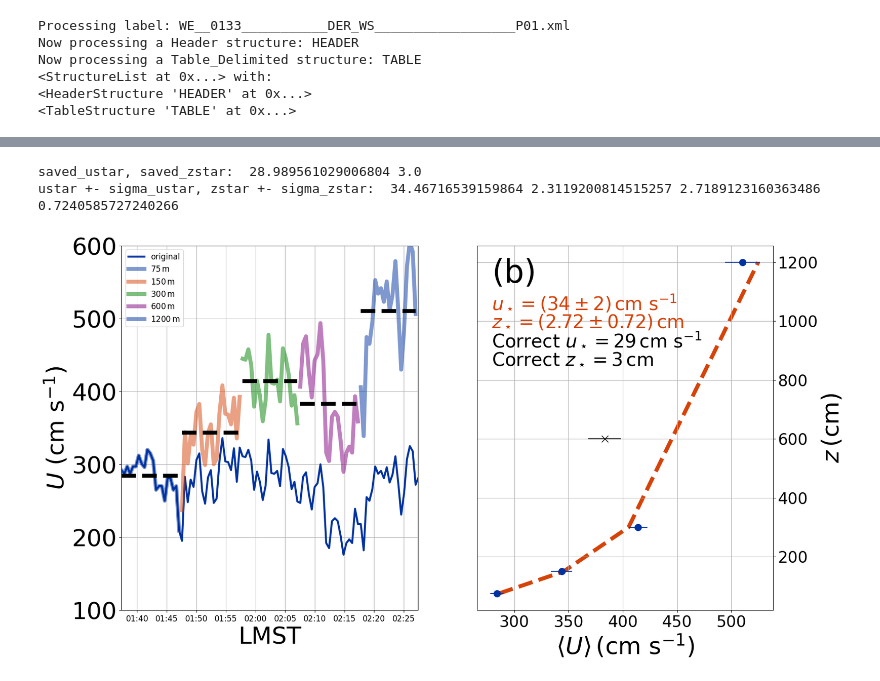
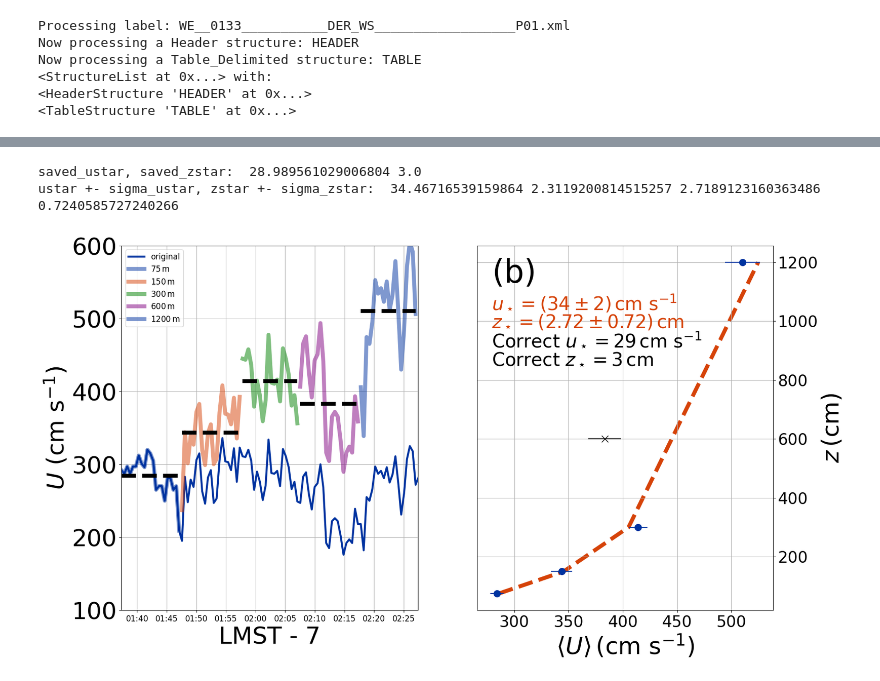
Before and after one commit to BoiseStatePlanetary/Measuring_Wind_with_Ingenuity, a Jupyter notebook: code/Synthetic_Mars_Wind_Profile.ipynb, the cells around one changed output, grey strips where cells are left out. Drawn from its saved outputs; the diff is of its cells as text; code cells hidden in the pictures.

```diff
--- a/code/Synthetic_Mars_Wind_Profile.ipynb
+++ b/code/Synthetic_Mars_Wind_Profile.ipynb
@@ -206,7 +206,7 @@ ax1.xaxis.set_major_formatter(xfmt)
 ax1.grid(True)
 ax1.tick_params(axis="x", labelsize=12)
 ax1.tick_params(axis="y", labelsize=36)
-ax1.set_xlabel("LMST", fontsize=36)
+ax1.set_xlabel("LMST - 7", fontsize=36)
 ax1.set_ylabel(r'$U\ \left( {\rm cm\ s^{-1}} \right)$', fontsize=36)
 ax1.legend(loc='best', fontsize=12)
 ax1.set_xlim([np.min(time), np.min(time) + timedelta(seconds=len(zs)*sampling_duration)])
@@ -278,31 +278,31 @@ sigma_zstar = zstar*popt[1]/popt[0]*np.sqrt((unc[0]/popt[0])**2 + (unc[1]/popt[1
 print("ustar +- sigma_ustar, zstar +- sigma_zstar: ", ustar, sigma_ustar, zstar, sigma_zstar)
 
 log_z = np.log(zs/np.min(zs))
 ax2.plot(np.polyval(popt, log_z), zs, lw=6, color=BoiseState_orange, ls='--', zorder=-1)
 ax2.text(0.05, 0.90, "(b)", fontsize=48, transform=ax2.transAxes)
 ax2.text(0.05, 0.825, r'$u_\star = \left( %.0f\pm%.0f \right)\,{\rm cm\ s^{-1}}$' % (ustar, sigma_ustar),
          fontsize=28, transform=ax2.transAxes, color=BoiseState_orange)
 ax2.text(0.05, 0.775, r'$z_\star = \left( %.2f\pm%.2f \right)\,{\rm cm}$' % (zstar, sigma_zstar),
          fontsize=28, transform=ax2.transAxes, color=BoiseState_orange)
 
 ax2.text(0.05, 0.725, r'Correct $u_\star = %.0f\, {\rm cm\ s^{-1}}$' % (saved_ustar),
          fontsize=28, transform=ax2.transAxes)
 ax2.text(0.05, 0.675, r'Correct $z_\star = %.0f\, {\rm cm}$' % (saved_zstar),
          fontsize=28, transform=ax2.transAxes)
 
 ax2.grid(True)
 ax2.yaxis.tick_right()
 ax2.yaxis.set_label_position("right")
 
 ax2.tick_params(labelsize=24)
 ax2.set_xlabel(r'$\langle U \rangle \, \left( {\rm cm\ s^{-1} } \right)$', fontsize=36)
 ax2.set_ylabel(r'$z\, \left( {\rm cm } \right)$', fontsize=36)
 ax2.grid(True)
 ax2.yaxis.tick_right()
 ax2.yaxis.set_label_position("right")
 
 fig.savefig("Synthetic_Mars_Wind_Profile.jpg", dpi=300, bbox_inches="tight")
 # %% [output]
 saved_ustar, saved_zstar:  28.989561029006804 3.0
 ustar +- sigma_ustar, zstar +- sigma_zstar:  34.46716539159864 2.3119200814515257 2.7189123160363486 0.7240585727240266
-[figure, old version]
+[figure, new version]
```
Also changed, not shown: parts of 2 cells of this notebook.
